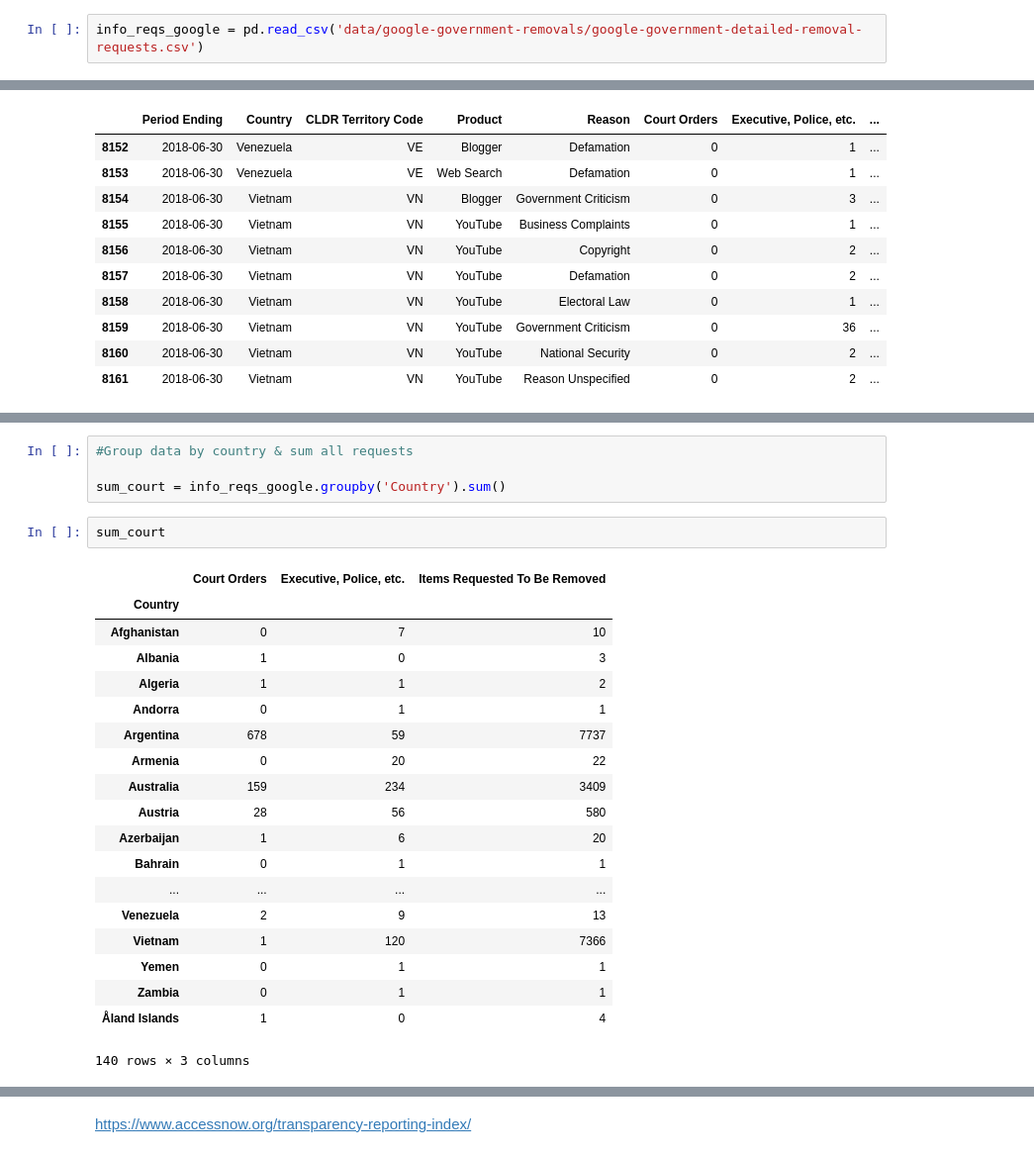
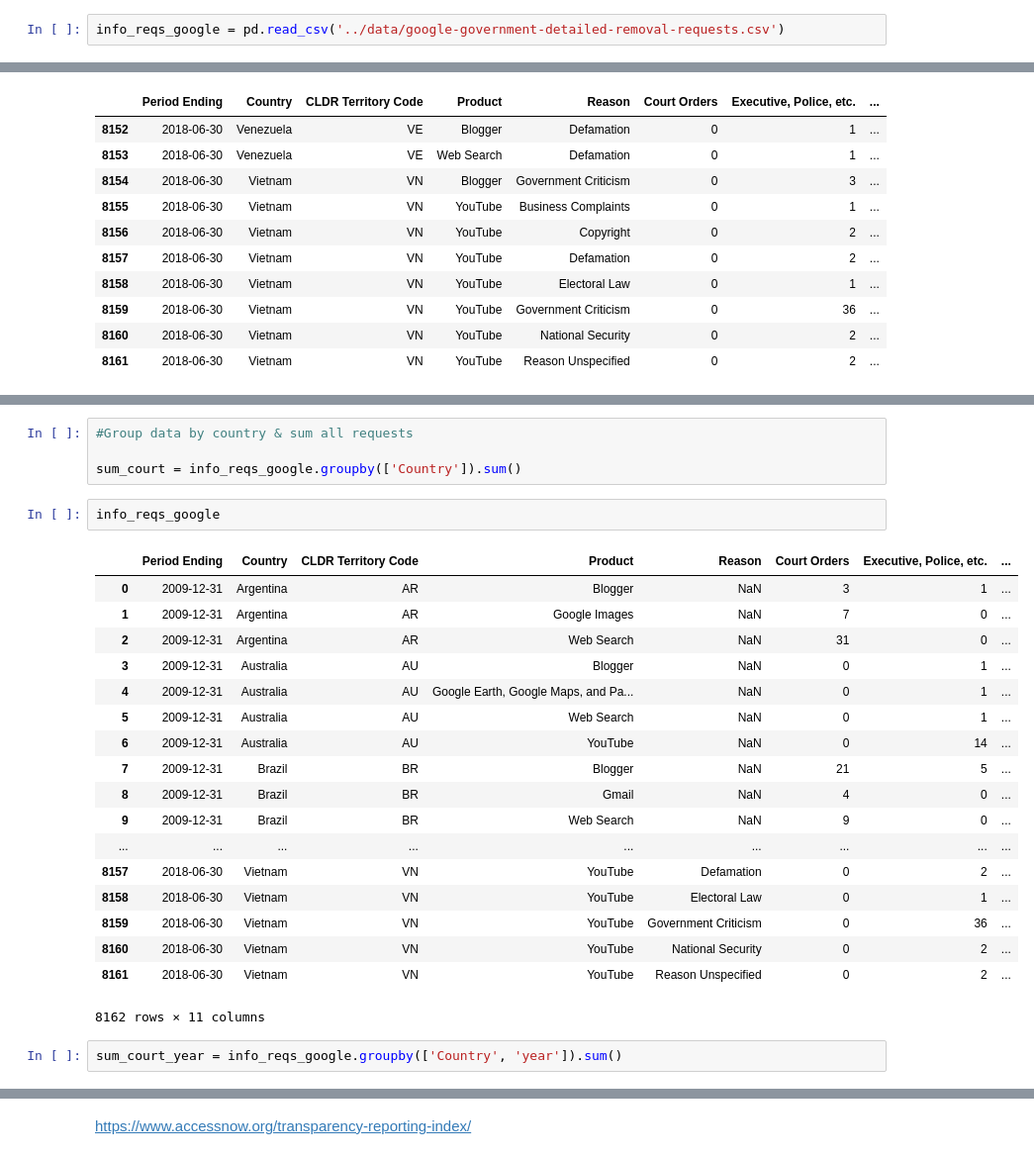
Before and after one commit to neha01mittal/III, a Jupyter notebook: goverment-interference/analysis/government-interference.ipynb, the cells around one changed output, grey strips where cells are left out. Shown at 99% size. Drawn from its saved outputs; the diff is of its cells as text.

```diff
--- a/goverment-interference/analysis/government-interference.ipynb
+++ b/goverment-interference/analysis/government-interference.ipynb
@@ -4,4 +4,4 @@ import pandas as pd
 # %% [output]
 Populating the interactive namespace from numpy and matplotlib
 # %%
-info_reqs_google = pd.read_csv('data/google-government-removals/google-government-detailed-removal-requests.csv')
+info_reqs_google = pd.read_csv('../data/google-government-detailed-removal-requests.csv')
@@ -36,26 +51,27 @@ info_reqs_google.tail(10)
 # %%
 #Group data by country & sum all requests
 
-sum_court = info_reqs_google.groupby('Country').sum()
+sum_court = info_reqs_google.groupby(['Country']).sum()
-# %%
-sum_court
-# %% [output]
-|  | Court Orders | Executive, Police, etc. | Items Requested To Be Removed |
-| Country |  |  |  |
-| Afghanistan | 0 | 7 | 10 |
-| Albania | 1 | 0 | 3 |
-| Algeria | 1 | 1 | 2 |
-| Andorra | 0 | 1 | 1 |
-| Argentina | 678 | 59 | 7737 |
-| Armenia | 0 | 20 | 22 |
-| Australia | 159 | 234 | 3409 |
-| Austria | 28 | 56 | 580 |
-| Azerbaijan | 1 | 6 | 20 |
-| Bahrain | 0 | 1 | 1 |
-| ... | ... | ... | ... |
-| Venezuela | 2 | 9 | 13 |
-| Vietnam | 1 | 120 | 7366 |
-| Yemen | 0 | 1 | 1 |
-| Zambia | 0 | 1 | 1 |
-| Åland Islands | 1 | 0 | 4 |
-140 rows × 3 columns
+# %%
+info_reqs_google
+# %% [output]
+|  | Period Ending | Country | CLDR Territory Code | Product | Reason | Court Orders | Executive, Police, etc. | ... |
+| 0 | 2009-12-31 | Argentina | AR | Blogger | NaN | 3 | 1 | ... |
+| 1 | 2009-12-31 | Argentina | AR | Google Images | NaN | 7 | 0 | ... |
+| 2 | 2009-12-31 | Argentina | AR | Web Search | NaN | 31 | 0 | ... |
+| 3 | 2009-12-31 | Australia | AU | Blogger | NaN | 0 | 1 | ... |
+| 4 | 2009-12-31 | Australia | AU | Google Earth, Google Maps, and Pa... | NaN | 0 | 1 | ... |
+| 5 | 2009-12-31 | Australia | AU | Web Search | NaN | 0 | 1 | ... |
+| 6 | 2009-12-31 | Australia | AU | YouTube | NaN | 0 | 14 | ... |
+| 7 | 2009-12-31 | Brazil | BR | Blogger | NaN | 21 | 5 | ... |
+| 8 | 2009-12-31 | Brazil | BR | Gmail | NaN | 4 | 0 | ... |
+| 9 | 2009-12-31 | Brazil | BR | Web Search | NaN | 9 | 0 | ... |
+| ... | ... | ... | ... | ... | ... | ... | ... | ... |
+| 8157 | 2018-06-30 | Vietnam | VN | YouTube | Defamation | 0 | 2 | ... |
+| 8158 | 2018-06-30 | Vietnam | VN | YouTube | Electoral Law | 0 | 1 | ... |
+| 8159 | 2018-06-30 | Vietnam | VN | YouTube | Government Criticism | 0 | 36 | ... |
+| 8160 | 2018-06-30 | Vietnam | VN | YouTube | National Security | 0 | 2 | ... |
+| 8161 | 2018-06-30 | Vietnam | VN | YouTube | Reason Unspecified | 0 | 2 | ... |
+8162 rows × 11 columns
+# %%
+sum_court_year = info_reqs_google.groupby(['Country', 'year']).sum()
```
Also changed, not shown: parts of 13 cells of this notebook, 1 other file.
